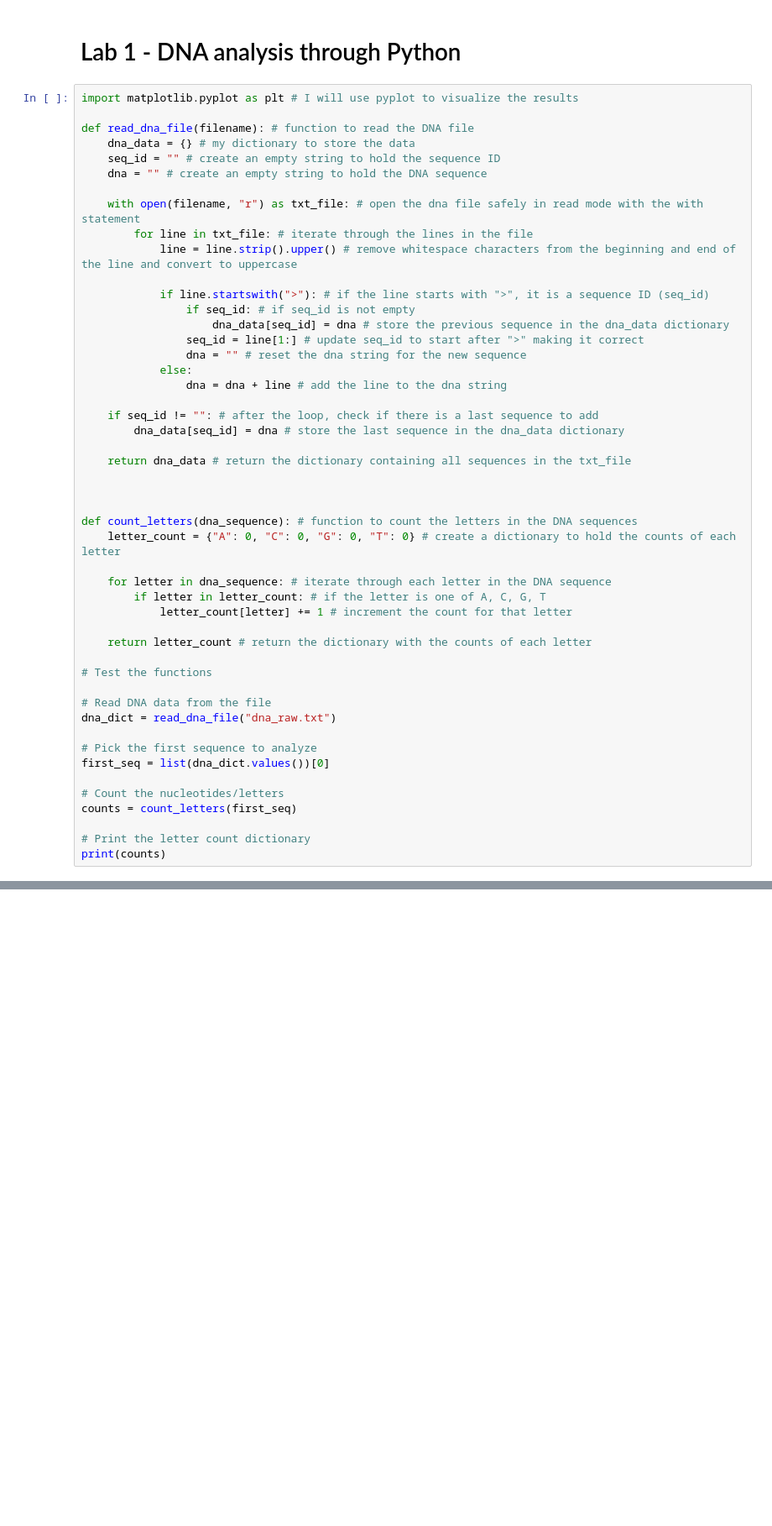
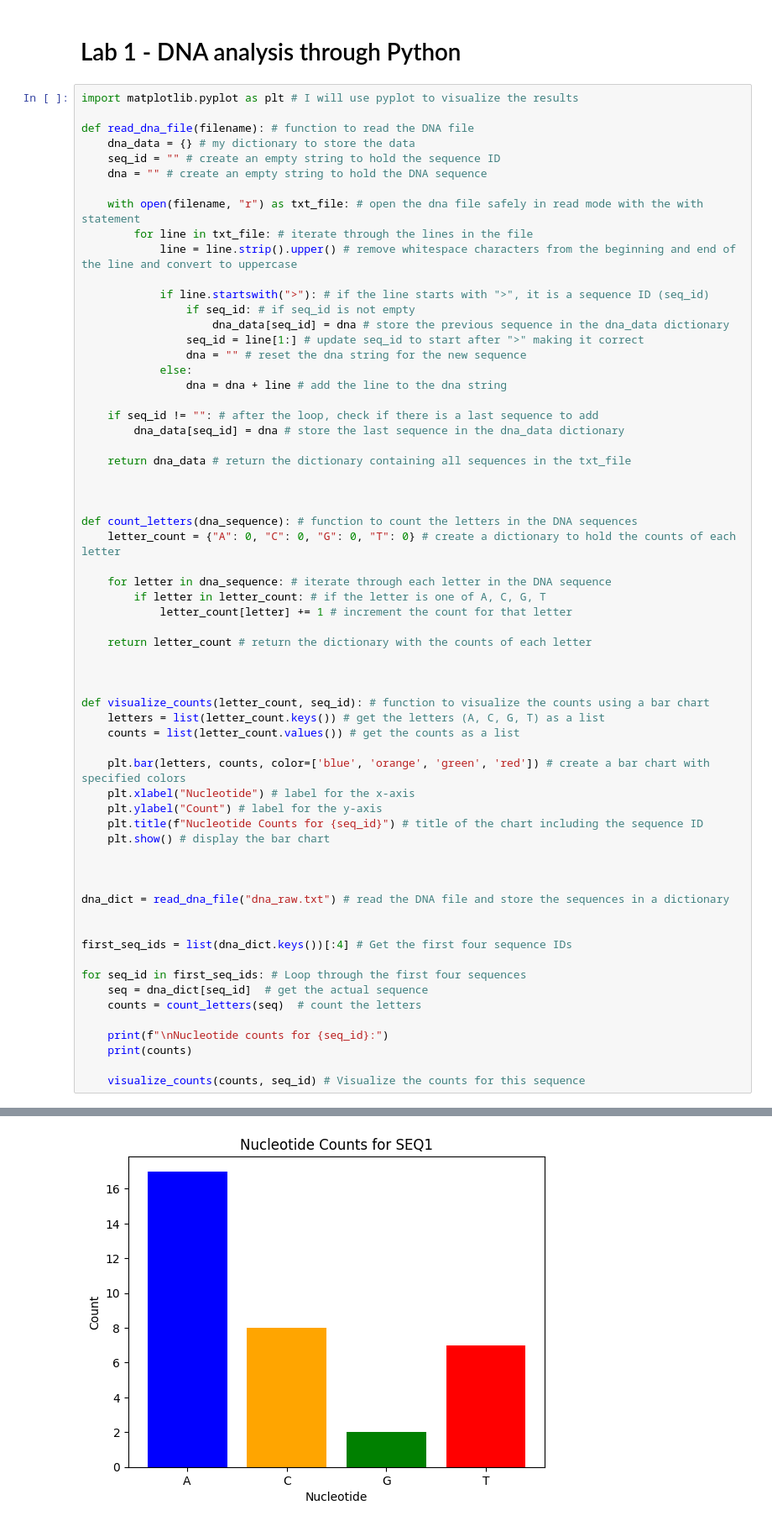
Before and after one commit to christocar/Exam-Christoffer-Carlsson-DE25, a Jupyter notebook: Lab1/Lab1.ipynb, the cells around one changed output, grey strips where cells are left out. Shown: that part at 84% size. Saved outputs shown, nothing was run; the diff lists cells and outputs as text; blank space fills up the shorter version.

Commit message:
first version of task 1

```diff
--- a/Lab1/Lab1.ipynb
+++ b/Lab1/Lab1.ipynb
@@ -36,17 +36,31 @@ def count_letters(dna_sequence): # function to count the letters in the DNA sequ
 
     return letter_count # return the dictionary with the counts of each letter
 
-# Test the functions
 
-# Read DNA data from the file
-dna_dict = read_dna_file("dna_raw.txt")
 
-# Pick the first sequence to analyze
-first_seq = list(dna_dict.values())[0]
+def visualize_counts(letter_count, seq_id): # function to visualize the counts using a bar chart
+    letters = list(letter_count.keys()) # get the letters (A, C, G, T) as a list
+    counts = list(letter_count.values()) # get the counts as a list
 
-# Count the nucleotides/letters
-counts = count_letters(first_seq)
+    plt.bar(letters, counts, color=['blue', 'orange', 'green', 'red']) # create a bar chart with specified colors
+    plt.xlabel("Nucleotide") # label for the x-axis
+    plt.ylabel("Count") # label for the y-axis
+    plt.title(f"Nucleotide Counts for {seq_id}") # title of the chart including the sequence ID
+    plt.show() # display the bar chart
 
-# Print the letter count dictionary
-print(counts)
+
+
+dna_dict = read_dna_file("dna_raw.txt") # read the DNA file and store the sequences in a dictionary
+
+
+first_seq_ids = list(dna_dict.keys())[:4] # Get the first four sequence IDs
+
+for seq_id in first_seq_ids: # Loop through the first four sequences
+    seq = dna_dict[seq_id]  # get the actual sequence
+    counts = count_letters(seq)  # count the letters
+
+    print(f"\nNucleotide counts for {seq_id}:")
+    print(counts)
+
+    visualize_counts(counts, seq_id) # Visualize the counts for this sequence
 # %% [output]
@@ -53 +68,2 @@ print(counts)
 {'A': 17, 'C': 8, 'G': 2, 'T': 7}
+[figure, added]
```
Also changed, not shown: parts of 1 cell of this notebook.
